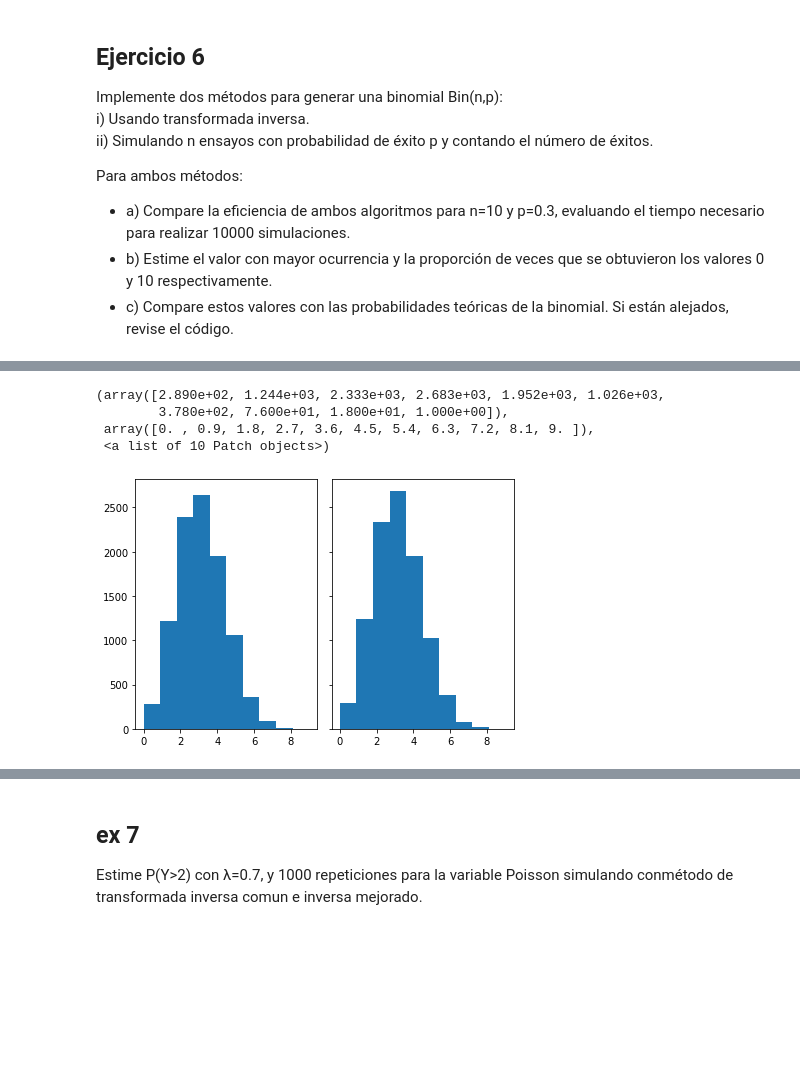
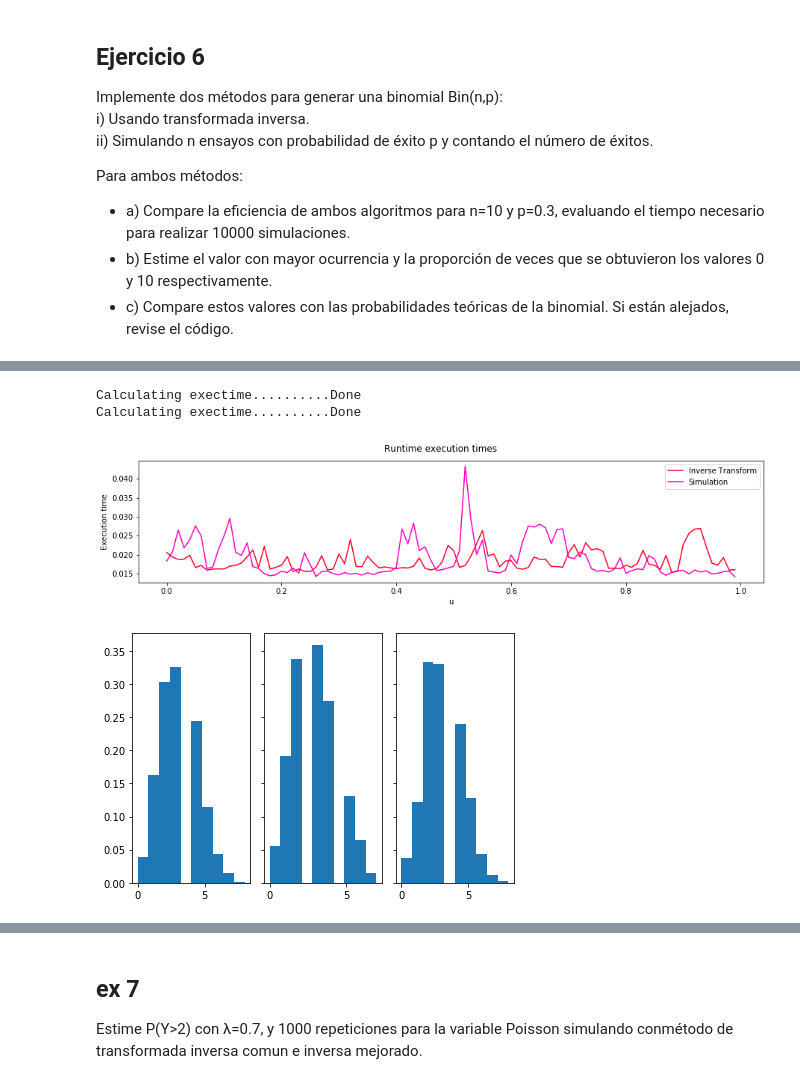
Before and after one commit to git-lu/models-and-simulations, a Jupyter notebook: Practico 4.ipynb, the cells around one changed output, grey strips where cells are left out. Drawn from its saved outputs; the diff is of its cells as text; code cells hidden in the pictures; blank space fills up the shorter version.

```diff
--- a/Practico 4.ipynb
+++ b/Practico 4.ipynb
@@ -207,20 +167,3 @@ def urneMethodEx5(p):
     u = randint(0,99)
     res = A[u]
     return res
-# %%
-### Comparación de tiempos:
-n = 100
-tInversa = [0] * n
-aceptacionYrechazo = [0] * n
-metodoUrna = [0] * n
-
-for u in range(n):
-    tInversa[u] = timeit("ex5InverseTransformationGenerator.generateInt()",
-    number = 10000,
-    globals = globals())
-    aceptacionYrechazo[u] = timeit(setup = "ex5RejectionGenerator.generateInt()",
-    number = 10000,
-    globals = globals())
-    metodoUrna[u] = timeit(setup = "urneMethodEx5(ex5_p)",
-    number = 0,
-    globals = globals())
@@ -298,15 +209,15 @@ for _ in range(N):
-# %%
-n_bins = 10
-
-# Generate a normal distribution, center at x=0 and y=5
-fig, axs = plt.subplots(1, 2, sharey=True, tight_layout=True)
-
-# We can set the number of bins with the `bins` kwarg
-axs[0].hist(simR, bins=n_bins)
-axs[1].hist(tInvR, bins=n_bins)
-# %% [output]
-(array([2.890e+02, 1.244e+03, 2.333e+03, 2.683e+03, 1.952e+03, 1.026e+03,
-        3.780e+02, 7.600e+01, 1.800e+01, 1.000e+00]),
- array([0. , 0.9, 1.8, 2.7, 3.6, 4.5, 5.4, 6.3, 7.2, 8.1, 9. ]),
- <a list of 10 Patch objects>)
-[figure, removed]
+# %%
+n , p = 10, 0.3
+nSim = 10000
+inverseTexecTimes = runTimeCalc(lambda: inverseTransformationBinomial.generateBinomialInt(n,p),nSim)
+simulationExecTimes = runTimeCalc(lambda: simulationEj6(n,p),nSim)
+
+simTimesEx6 = {
+    'Inverse Transform':inverseTexecTimes,
+    'Simulation':simulationExecTimes
+    }
+plotExTimes(simTimesEx6)
+# %% [output]
+Calculating exectime..........Done
+Calculating exectime..........Done
+[figure, added]
@@ -312,0 +227,4 @@ axs[1].hist(tInvR, bins=n_bins)
+# %%
+inverseTransformSimulation.simulate(1000).plot()
+# %% [output]
+[figure, added]
```
Also changed, not shown: parts of 31 cells of this notebook, 1 other file.
